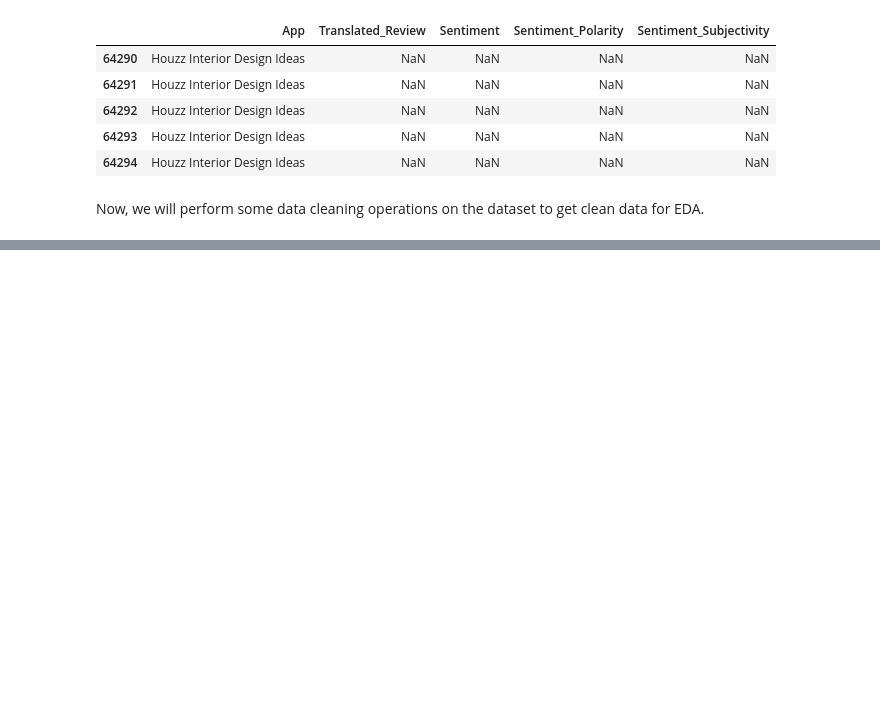
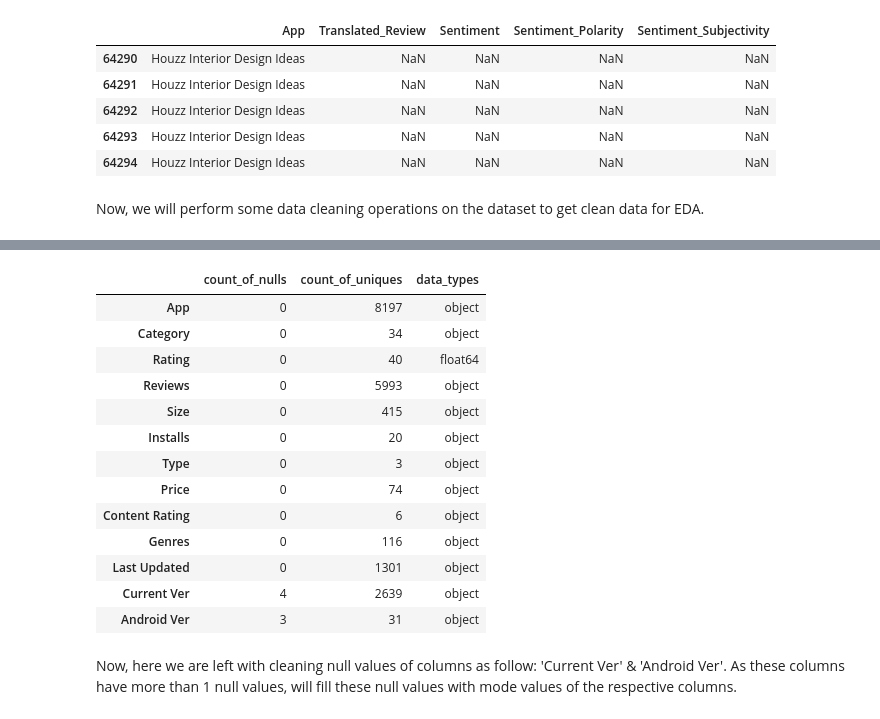
Before and after one commit to komal-pasi/EDA-Capstone, a Jupyter notebook: Copy_of_Play_Store_App_Review_Analysis_Capstone_Project.ipynb, the cells around one changed output, grey strips where cells are left out. Saved outputs shown, nothing was run; the diff lists cells and outputs as text; code cells hidden in the pictures; blank space fills up the shorter version.

```diff
--- a/Copy_of_Play_Store_App_Review_Analysis_Capstone_Project.ipynb
+++ b/Copy_of_Play_Store_App_Review_Analysis_Capstone_Project.ipynb
@@ -191,0 +269,2 @@ Name: Installs, Length: 10841, dtype: object
+# %%
+ps_dataset.dropna(subset=['Content Rating'], inplace=True)
@@ -191,0 +273,23 @@ Name: Installs, Length: 10841, dtype: object
+# %%
+ps_dataset['Content Rating'].fillna('Everyone', inplace = True)
+# %%
+detailed_info(ps_dataset)
+# %% [output]
+|  | count_of_nulls | count_of_uniques | data_types |
+| App | 0 | 8197 | object |
+| Category | 0 | 34 | object |
+| Rating | 0 | 40 | float64 |
+| Reviews | 0 | 5993 | object |
+| Size | 0 | 415 | object |
+| Installs | 0 | 20 | object |
+| Type | 0 | 3 | object |
+| Price | 0 | 74 | object |
+| Content Rating | 0 | 6 | object |
+| Genres | 0 | 116 | object |
+| Last Updated | 0 | 1301 | object |
+| Current Ver | 4 | 2639 | object |
+| Android Ver | 3 | 31 | object |
+# %% [markdown]
+Now, here we are left with cleaning null values of columns as follow:
+'Current Ver' & 'Android Ver'.
+As these columns have more than 1 null values, will fill these null values with mode values of the respective columns.
```
Also changed, not shown: parts of 17 cells of this notebook.
